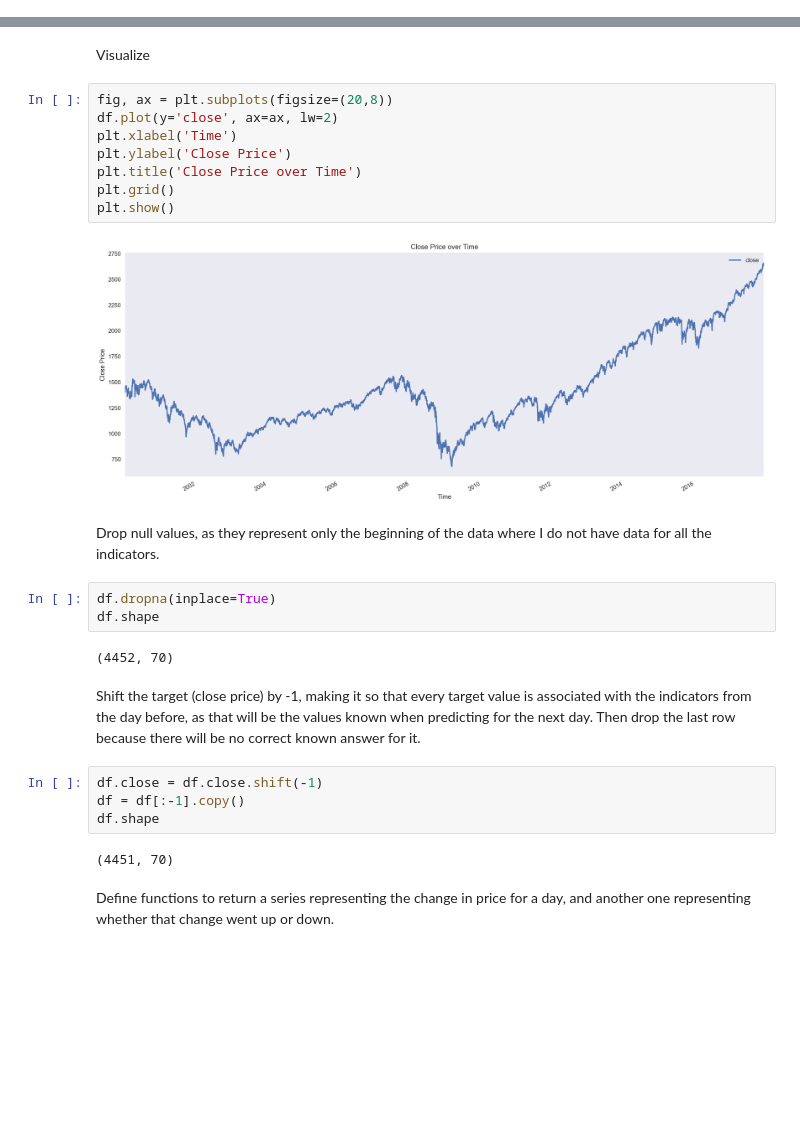
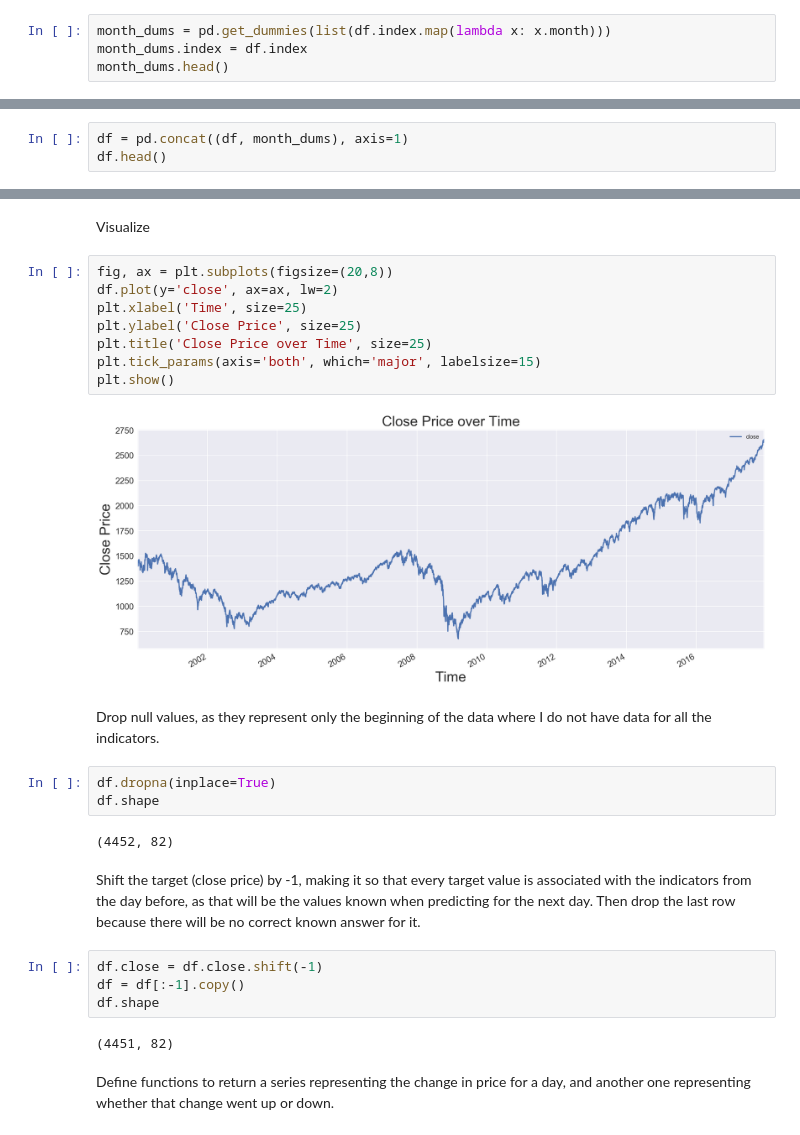
Before and after one commit to lcm98/GA_Capstone, a Jupyter notebook: modeling/ModelingDaySeries_3.ipynb, the cells around one changed output, grey strips where cells are left out. Saved outputs shown, nothing was run; the diff lists cells and outputs as text; blank space fills up the shorter version.

Commit message:
re ran notebook to make better graphs for presentation, tweaked some things while at it

```diff
--- a/modeling/ModelingDaySeries_3.ipynb
+++ b/modeling/ModelingDaySeries_3.ipynb
@@ -70,0 +73,4 @@ df.tail()
+# %%
+month_dums = pd.get_dummies(list(df.index.map(lambda x: x.month)))
+month_dums.index = df.index
+month_dums.head()
@@ -70,0 +84,3 @@ df.tail()
+# %%
+df = pd.concat((df, month_dums), axis=1)
+df.head()
@@ -73,20 +97,20 @@ Visualize
 # %%
 fig, ax = plt.subplots(figsize=(20,8))
 df.plot(y='close', ax=ax, lw=2)
-plt.xlabel('Time')
-plt.ylabel('Close Price')
-plt.title('Close Price over Time')
-plt.grid()
+plt.xlabel('Time', size=25)
+plt.ylabel('Close Price', size=25)
+plt.title('Close Price over Time', size=25)
+plt.tick_params(axis='both', which='major', labelsize=15)
 plt.show()
 # %% [output]
-[figure, old version]
+[figure, new version]
 # %% [markdown]
 Drop null values, as they represent only the beginning of the data where I do not have data for all the indicators.
 # %%
 df.dropna(inplace=True)
 df.shape
 # %% [output]
-(4452, 70)
+(4452, 82)
 # %% [markdown]
 Shift the target (close price) by -1, making it so that every target value is associated with the indicators from the day before, as that will be the values known when predicting for the next day. Then drop the last row because there will be no correct known answer for it.
 # %%
@@ -94,7 +118,7 @@ df.close = df.close.shift(-1)
 df = df[:-1].copy()
 df.shape
 # %% [output]
-(4451, 70)
+(4451, 82)
 # %% [markdown]
 Define functions to return a series representing the change in price for a day, and another one representing whether that change went up or down.
 # %%
```
Also changed, not shown: parts of 58 cells of this notebook.
